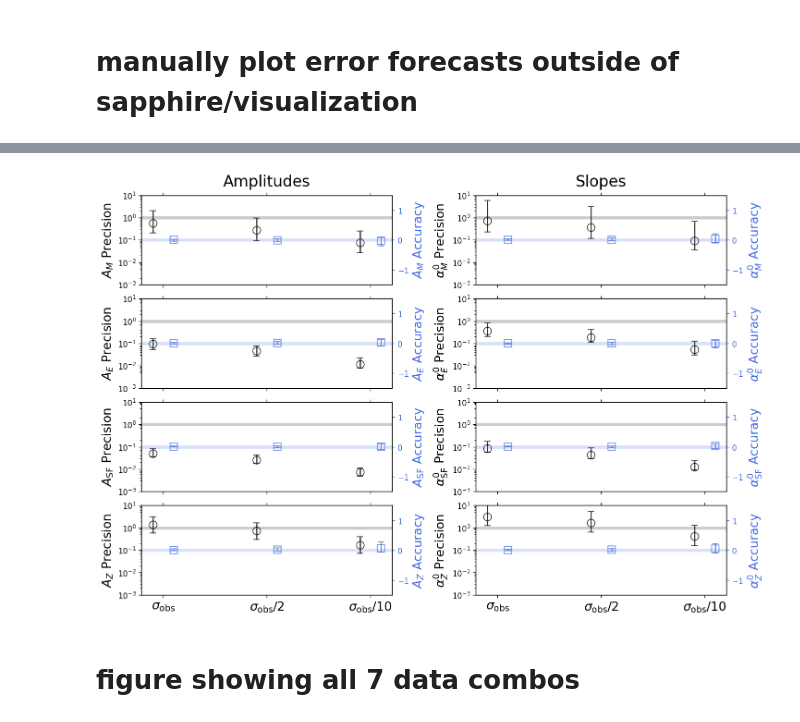
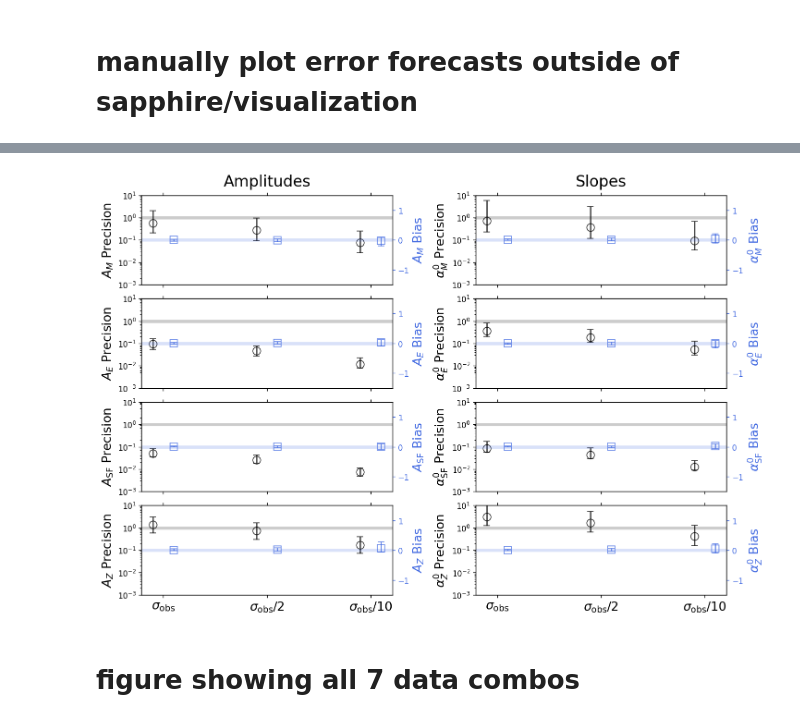
Before and after one commit to virajpandya/sapphire, a Jupyter notebook: demo/pandya26/plot_coverage_adam_map_fisher.ipynb, the cells around one changed output, grey strips where cells are left out. Cells and saved outputs as stored; diff of their text form; code cells hidden in the pictures.

```diff
--- a/demo/pandya26/plot_coverage_adam_map_fisher.ipynb
+++ b/demo/pandya26/plot_coverage_adam_map_fisher.ipynb
@@ -243,35 +238,35 @@ for axnum,ax in enumerate(allax):
                              fmt='-s',color='royalblue',
                              capsize=4, lw=1.5, alpha=0.8, mfc='none',
                              ms=10, mew=1,label='__none__')
 
     ### global properties for this panel/parameter
     ax_p.set_xticks(xvals)
     ax_p.set_xticklabels(mockerr_labels, rotation=0,fontsize=16)
 
     ax_p.set_ylabel(r'%s Precision'%(par_labels[axnum]),fontsize=16,color='k')
-    ax_a.set_ylabel(r'%s Accuracy'%(par_labels[axnum]),fontsize=16,color='royalblue')
+    ax_a.set_ylabel(r'%s Bias'%(par_labels[axnum]),fontsize=16,color='royalblue')
 
     ax_p.tick_params(axis='y', colors='k')
     ax_a.tick_params(axis='y', colors='royalblue')
 
     ax_p.set_yscale('log')
     ax_p.set_ylim(1e-3,1e1)
     ax_p.axhline(1.0,color='k',ls='-',lw=4,alpha=0.2)
 
     # ax_a.set_yscale('symlog',linthresh=1e-1)
     ax_a.set_ylim(-1.5, 1.5)
     ax_a.axhline(0.0, color='royalblue', ls='-', alpha=0.2, zorder=0, lw=4)
 
     ax_precision.append(ax_p)
     ax_accuracy.append(ax_a)
 
 allax[0].set_title('Amplitudes',fontsize=20,y=1.05)
 allax[1].set_title('Slopes',fontsize=20,y=1.05)
 
 # plt.savefig('/mnt/ceph/users/vpandya/sapphire_outputs/figures/coverage_adam_precision_accuracy_mockerrs.png',
 #             bbox_inches='tight',dpi=300,facecolor='w')
 # %% [output]
-[figure, old version]
+[figure, new version]
 # %% [markdown]
 # figure showing all 7 data combos
 # %%
```
Also changed, not shown: parts of 8 cells of this notebook, 3 other files.
